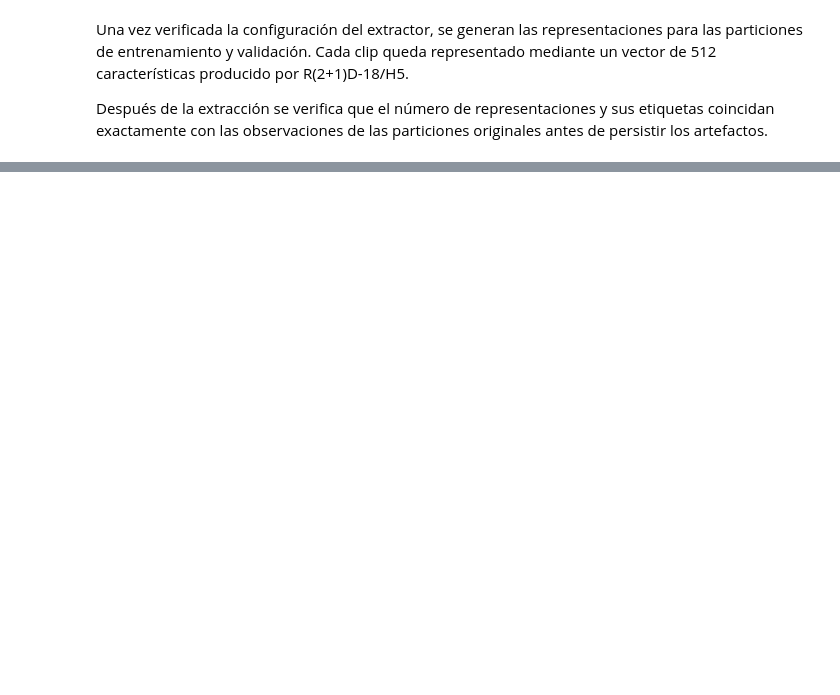
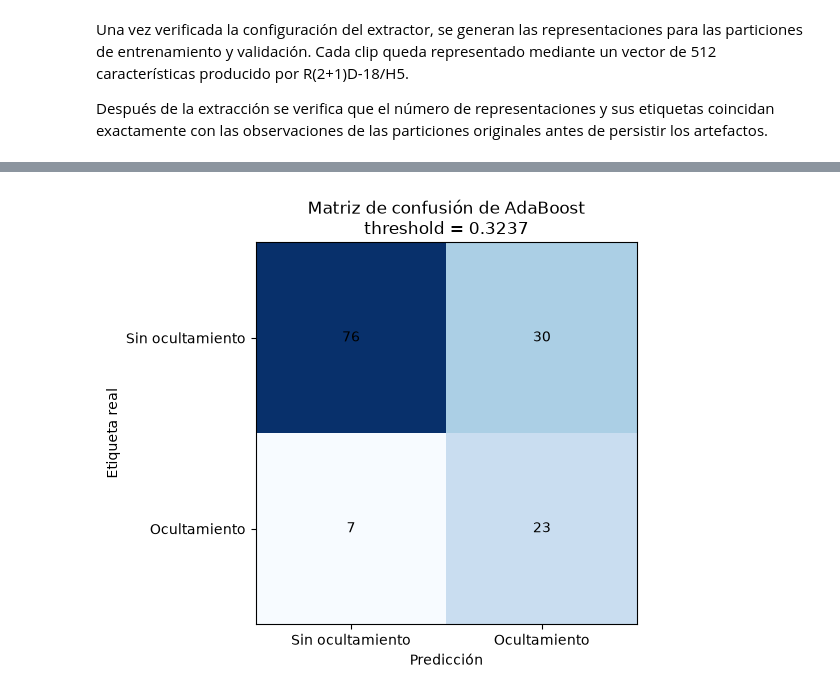
Before and after one commit to joseluistinajero/MNA---Proyecto-Integrador, a Jupyter notebook: Notebooks/Avance5_Equipo41.ipynb, the cells around one changed output, grey strips where cells are left out. Cells and saved outputs as stored; diff of their text form; code cells hidden in the pictures; blank space fills up the shorter version.

Commit message:
Avance 5: Modelo final en Test

```diff
--- a/Notebooks/Avance5_Equipo41.ipynb
+++ b/Notebooks/Avance5_Equipo41.ipynb
@@ -543,6 +512,10 @@ SEED = 42
 # Evita entrenamientos costosos durante Restart Kernel + Run All
 RUN_TRAINING = False
 
+GENERAR_ARTEFACTOS_A5 = False
+
+GENERAR_MODELOS_A5 = False
+
 
 def fijar_semilla(seed):
     random.seed(seed)
@@ -1030,0 +1889,8 @@ Tiempo de extracción: 273.29 s
+# %%
+prob_rf_val = modelo_rf.predict_proba(X_val_rf)[:, 1]
+
+print("Predicciones:", prob_rf_val.shape)
+print("Etiquetas:", y_val_rf.shape)
+print("Valores finitos:", bool(np.isfinite(prob_rf_val).all()))
+print("Probabilidad mínima:", round(float(prob_rf_val.min()), 4))
+print("Probabilidad máxima:", round(float(prob_rf_val.max()), 4))
@@ -1030,0 +2426,52 @@ Tiempo de extracción: 273.29 s
+# %%
+threshold_adaboost = float(
+    mejor_threshold_adaboost["threshold"]
+)
+
+pred_adaboost_val = (
+    prob_adaboost_val >= threshold_adaboost
+).astype(int)
+
+matriz_adaboost = confusion_matrix(
+    y_val_rf,
+    pred_adaboost_val,
+    labels=[0, 1]
+)
+
+fig, ax = plt.subplots(figsize=(6, 5))
+
+imagen = ax.imshow(
+    matriz_adaboost,
+    cmap="Blues"
+)
+
+for i in range(matriz_adaboost.shape[0]):
+    for j in range(matriz_adaboost.shape[1]):
+        ax.text(
+            j,
+            i,
+            matriz_adaboost[i, j],
+            ha="center",
+            va="center"
+        )
+
+ax.set_xticks([0, 1])
+ax.set_yticks([0, 1])
+ax.set_xticklabels(
+    ["Sin ocultamiento", "Ocultamiento"]
+)
+ax.set_yticklabels(
+    ["Sin ocultamiento", "Ocultamiento"]
+)
+
+ax.set_xlabel("Predicción")
+ax.set_ylabel("Etiqueta real")
+ax.set_title(
+    f"Matriz de confusión de AdaBoost\n"
+    f"threshold = {threshold_adaboost:.4f}"
+)
+
+plt.tight_layout()
+plt.show()
+# %% [output]
+[figure, added]
```
Also changed, not shown: parts of 133 cells of this notebook, 22 other files.
